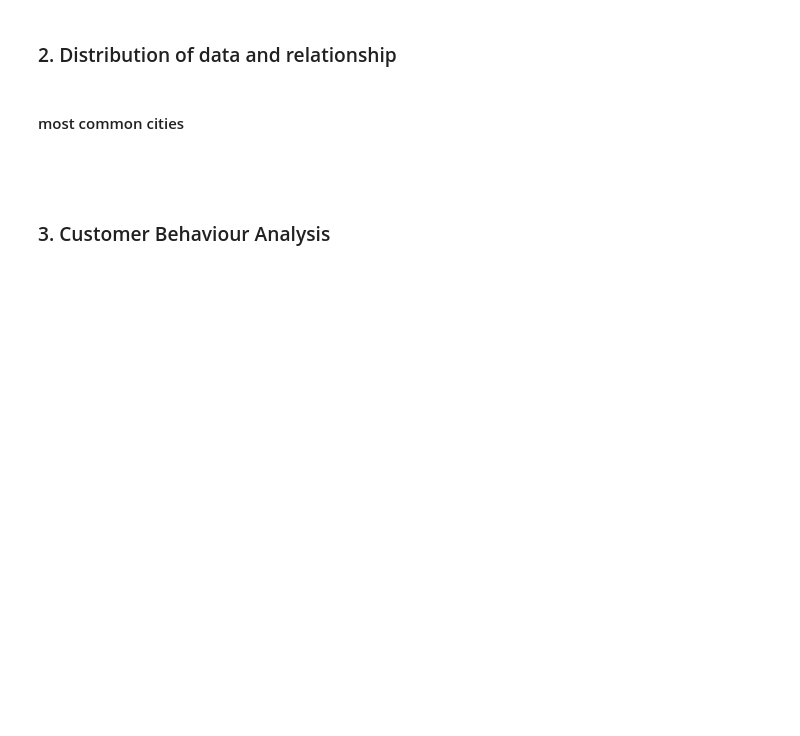
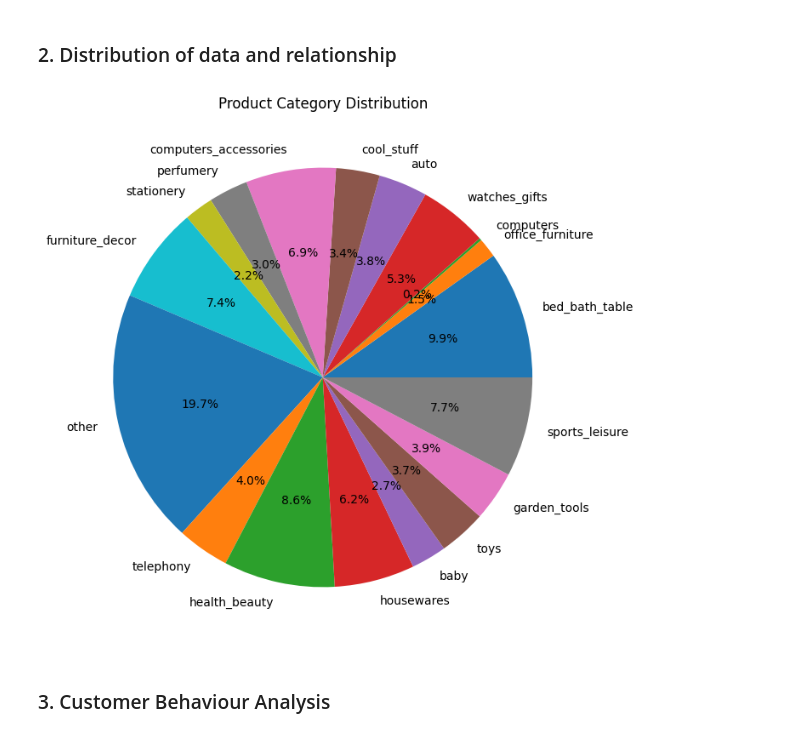
Before and after one commit to FutureYY/309Project, a Jupyter notebook: eda.ipynb, the cells around one changed output. Cells and saved outputs as stored; diff of their text form; code cells hidden in the pictures; blank space fills up the shorter version.

Commit message:
Adjustments on functions for it to run

```diff
--- a/eda.ipynb
+++ b/eda.ipynb
@@ -31,17 +31,27 @@ spark
 # %% [output]
 <pyspark.sql.session.SparkSession at 0x...>
 # %%
-# Load cleaned datasets
+# Load cleaned datasets and functions created
 
 # Add src to the Python path if needed
 import sys
 sys.path.append("../raw_functions")
 
-df_orders           = spark.read.csv("raw_functions/cleaned_data/cleaned_orders.csv", header=True)
-df_customers        = spark.read.csv("raw_functions/cleaned_data/cleaned_customers.csv", header=True)
-df_order_items      = spark.read.csv("raw_functions/cleaned_data/cleaned_order_items.csv", header=True)
-df_products         = spark.read.csv("raw_functions/cleaned_data/cleaned_products.csv", header=True)
-df_payments         = spark.read.csv("raw_functions/cleaned_data/cleaned_order_payments.csv", header=True)
-df_sellers          = spark.read.csv("raw_functions/cleaned_data/cleaned_seller.csv", header=True)
-df_geolocation      = spark.read.csv("raw_functions/cleaned_data/cleaned_geolocation.csv", header=True)
-df_product_category = spark.read.csv("raw_functions/cleaned_data/product_category_name_translation.csv", header=True)
+from raw_functions.delivery_time import time_taken_to_deliver, flag_delivery_speed_relative
+from raw_functions.distance import add_order_delivery_distance
+from raw_functions.installment_flagging import add_high_installment_flag
+from raw_functions.product_category import get_category_in_english, group_categories_by_sales_with_ohe
+from raw_functions.repeat_buyers import finding_repeat_buyers
+from raw_functions.final_dataset import build_final_dataset
+
+df_orders           = spark.read.option('header', 'true').option('inferSchema', 'true').csv("raw_functions/cleaned_data/cleaned_orders.csv", header=True)
+df_customers        = spark.read.option('header', 'true').option('inferSchema', 'true').csv("raw_functions/cleaned_data/cleaned_customers.csv", header=True)
+df_order_items      = spark.read.option('header', 'true').option('inferSchema', 'true').csv("raw_functions/cleaned_data/cleaned_order_items.csv", header=True)
+df_products         = spark.read.option('header', 'true').option('inferSchema', 'true').csv("raw_functions/cleaned_data/cleaned_products.csv", header=True)
+df_order_payments   = spark.read.option('header', 'true').option('inferSchema', 'true').csv("raw_functions/cleaned_data/cleaned_order_payments.csv", header=True)
+df_sellers          = spark.read.option('header', 'true').option('inferSchema', 'true').csv("raw_functions/cleaned_data/cleaned_seller.csv", header=True)
+df_order_reviews        = spark.read.option('header', 'true').option('inferSchema', 'true').csv("raw_functions/cleaned_data/cleaned_reviews.csv", header=True)
+df_geolocation      = spark.read.option('header', 'true').option('inferSchema', 'true').csv("raw_functions/cleaned_data/cleaned_geolocation.csv", header=True)
+df_product_category = spark.read.option('header', 'true').option('inferSchema', 'true').csv("raw_functions/cleaned_data/product_category_name_translation.csv", header=True)
+
+print("All done!")
@@ -99,5 +105,3 @@ To prepare, clean, insightful dataset with features that will be helpful in help
 # Checking for invalid timestamps (e.g. delivery occurs before purchase date)
 # %% [markdown]
 ### 2. Distribution of data and relationship
-# %% [markdown]
-#### most common cities
@@ -115,2 +107,0 @@ def time_taken_to_deliver(df):
-# %% [markdown]
-####
@@ -126,3 +108,16 @@ def time_taken_to_deliver(df):
+# %%
+# most common roducts
+df_category_price = get_category_in_english(df_order_items, df_products, df_product_category)
+df_ohe = group_categories_by_sales_with_ohe(df_category_price, category_col="product_category_name_english", value_col="price", threshold=0.8)
+df_grouped_counts_pd = df_ohe.groupBy("category_grouped").count().toPandas()
+
+# Now, plot the Pandas DataFrame which has the 'count' column
+df_grouped_counts_pd.set_index("category_grouped").plot.pie(y="count", autopct='%1.1f%%', figsize=(25, 8)).legend().remove()
+plt.ylabel("")
+plt.title("Product Category Distribution")
+plt.show()
+# %% [output]
+[figure, added]
 # %% [markdown]
 ### 3. Customer Behaviour Analysis
 # %%
```
Also changed, not shown: parts of 9 cells of this notebook, 5 other files.
